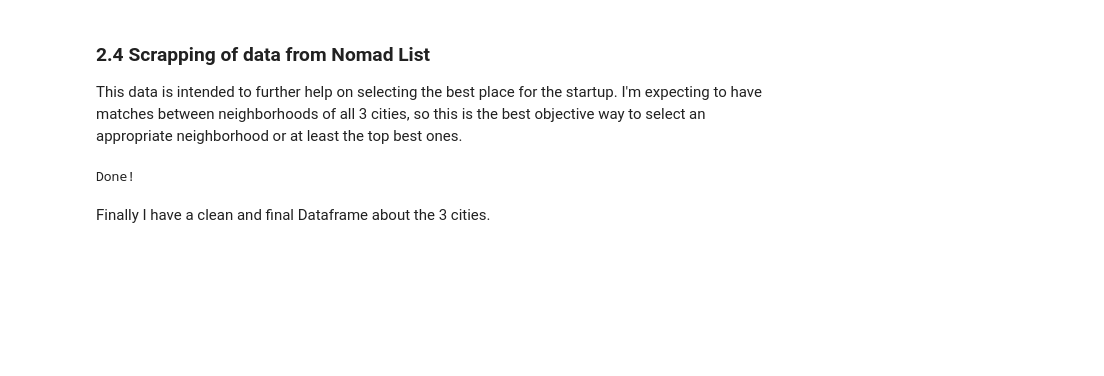
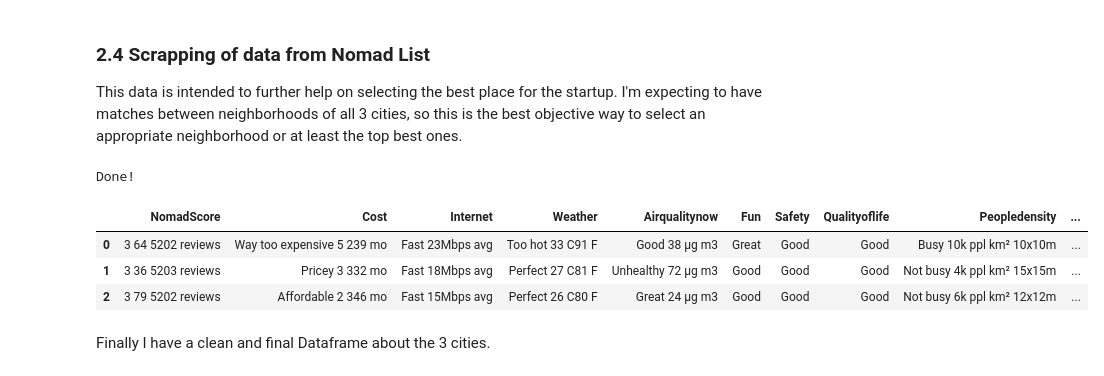
Before and after one commit to HenrikPereira/CapstoneDS, a Jupyter notebook: 2_Capstone Project - The Battle of Neighborhoods (Week 1).ipynb, the cells around one changed output. Saved outputs shown, nothing was run; the diff lists cells and outputs as text; code cells hidden in the pictures; blank space fills up the shorter version.

```diff
--- a/2_Capstone Project - The Battle of Neighborhoods (Week 1).ipynb
+++ b/2_Capstone Project - The Battle of Neighborhoods (Week 1).ipynb
@@ -351,3 +346,12 @@ NL_cities = NL_cities.reindex()
+# %%
+# constructing final df
+NL_cities = pd.concat(content, axis=0, sort=False).reset_index(drop=True)
+NL_cities
+# %% [output]
+|  | NomadScore | Cost | Internet | Weather | Airqualitynow | Fun | Safety | Qualityoflife | Peopledensity | ... |
+| 0 | 3 64 5202 reviews | Way too expensive 5 239 mo | Fast 23Mbps avg | Too hot 33 C91 F | Good 38 µg m3 | Great | Good | Good | Busy 10k ppl km² 10x10m | ... |
+| 1 | 3 36 5203 reviews | Pricey 3 332 mo | Fast 18Mbps avg | Perfect 27 C81 F | Unhealthy 72 µg m3 | Good | Good | Good | Not busy 4k ppl km² 15x15m | ... |
+| 2 | 3 79 5202 reviews | Affordable 2 346 mo | Fast 15Mbps avg | Perfect 26 C80 F | Great 24 µg m3 | Good | Good | Good | Not busy 6k ppl km² 12x12m | ... |
 # %%
 # now some data clean up
 corresp = {'Great':5, 'Good':4, 'Okay':3, 'Bad':1}
```
Also changed, not shown: parts of 23 cells of this notebook, 3 other files.
